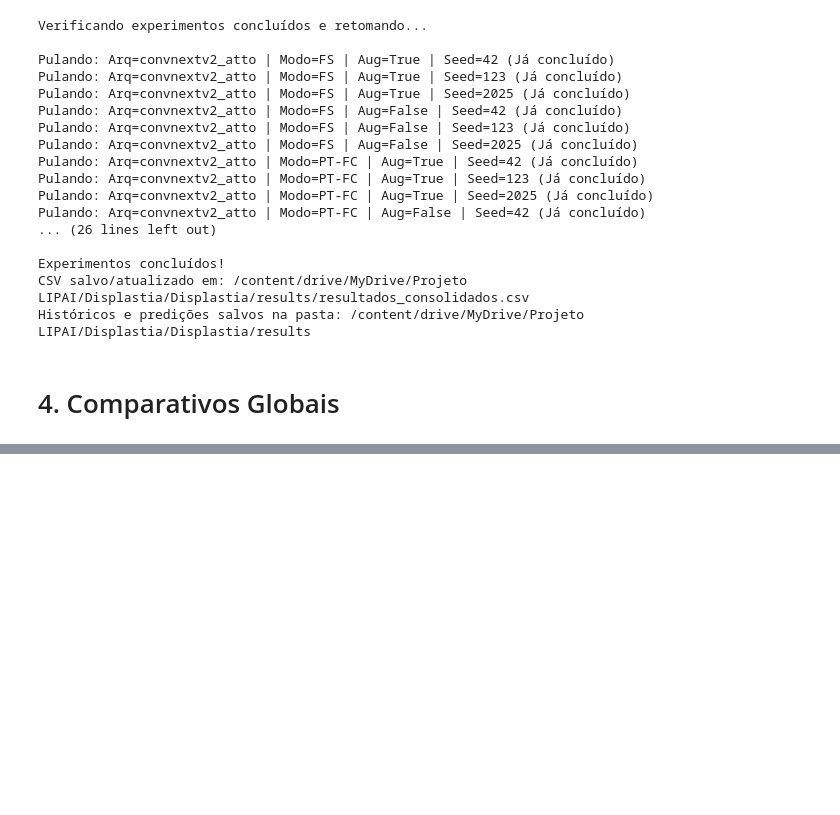
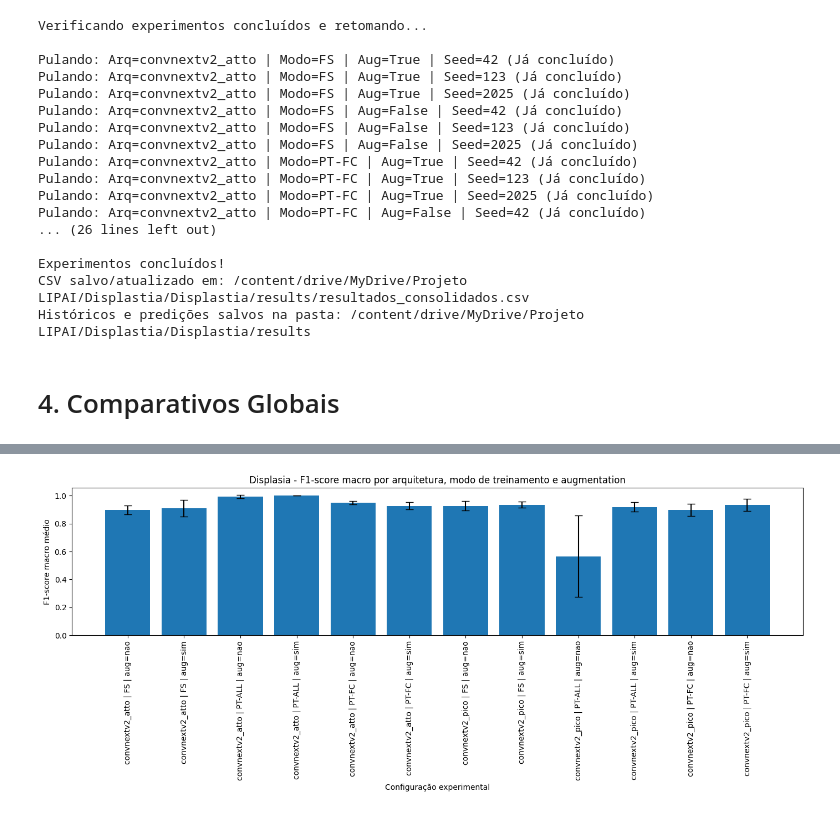
Before and after one commit to LIPAI-Org/Proj2_GrupoC, a Jupyter notebook: Displastia.ipynb, the cells around one changed output, grey strips where cells are left out. Cells and saved outputs as stored; diff of their text form; code cells hidden in the pictures; blank space fills up the shorter version.

Commit message:
Analise dos Dados - Displasia e NDB

```diff
--- a/Displastia.ipynb
+++ b/Displastia.ipynb
@@ -552,0 +832,17 @@ Históricos e predições salvos na pasta: /content/drive/MyDrive/Projeto LIPAI/
+# %%
+#Tabela com média e desvio padrão
+tabela_resumo = (
+    df_displasia
+    .groupby(["model", "training_mode", "augmentation"])
+    .agg(
+        acc_mean=("acc_test", "mean"),
+        acc_std=("acc_test", "std"),
+        f1_macro_mean=("f1_macro_test", "mean"),
+        f1_macro_std=("f1_macro_test", "std"),
+        f1_weighted_mean=("f1_weighted_test", "mean"),
+        f1_weighted_std=("f1_weighted_test", "std")
+    )
+    .reset_index()
+)
+
+tabela_resumo
@@ -552,0 +865,21 @@ Históricos e predições salvos na pasta: /content/drive/MyDrive/Projeto LIPAI/
+# %%
+#Gráfico de barras do F1-score
+grafico_f1 = tabela_resumo.copy()
+
+grafico_f1["config"] = (
+    grafico_f1["model"] + " | " +
+    grafico_f1["training_mode"] + " | aug=" +
+    grafico_f1["augmentation"].astype(str)
+)
+
+plt.figure(figsize=(14, 6))
+plt.bar(grafico_f1["config"], grafico_f1["f1_macro_mean"], yerr=grafico_f1["f1_macro_std"], capsize=5)
+plt.xticks(rotation=90)
+plt.ylabel("F1-score macro médio")
+plt.xlabel("Configuração experimental")
+plt.title("Displasia - F1-score macro por arquitetura, modo de treinamento e augmentation")
+plt.tight_layout()
+plt.savefig("/content/figuras_displasia/f1_score_global_displasia.pdf")
+plt.show()
+# %% [output]
+[figure, added]
```
Also changed, not shown: parts of 35 cells of this notebook, 1 other file.
